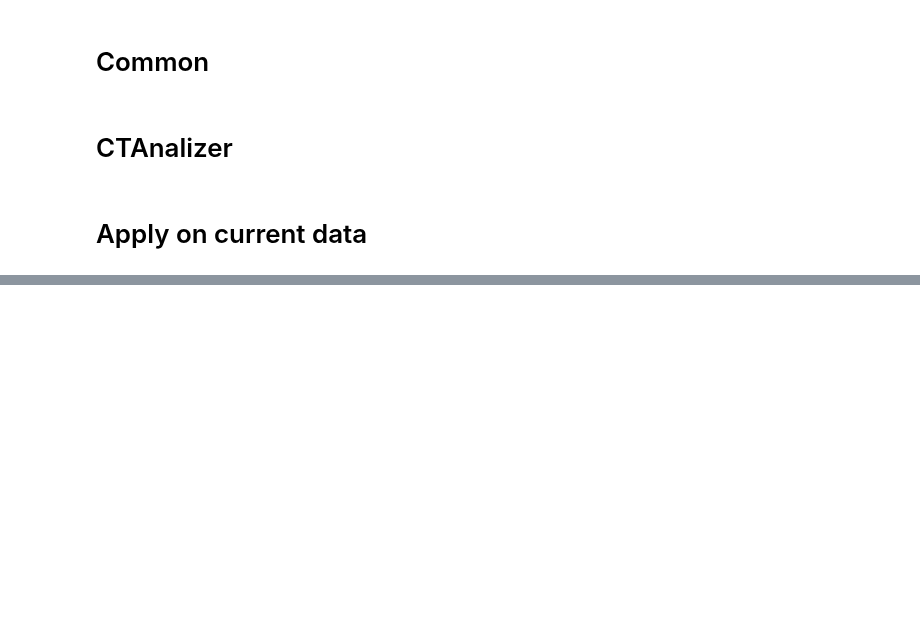
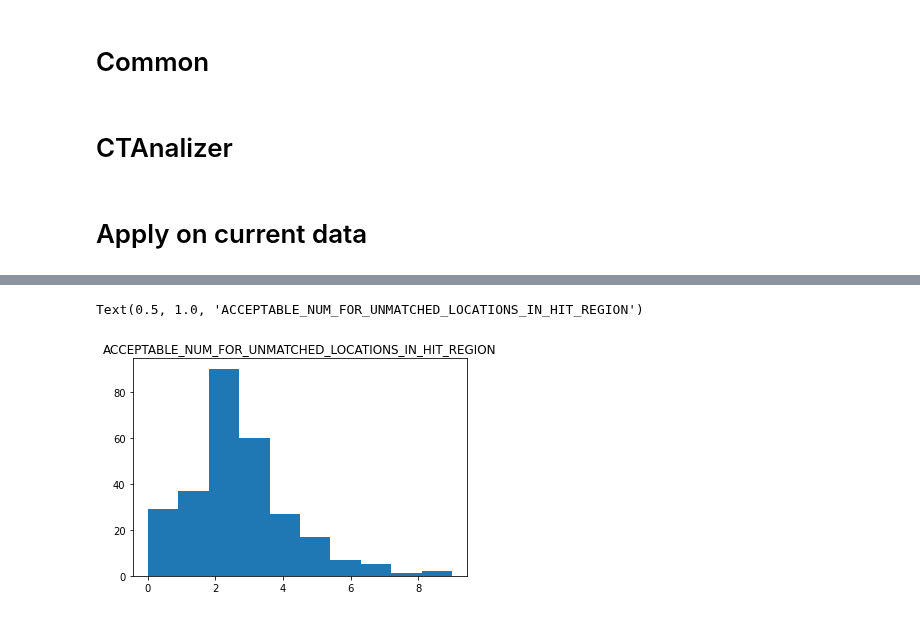
Before and after one commit to Ilia-Abolhasani/amir-p3, a Jupyter notebook: RunCT.ipynb, the cells around one changed output, grey strips where cells are left out. Cells and saved outputs as stored; diff of their text form; code cells hidden in the pictures; blank space fills up the shorter version.

```diff
--- a/RunCT.ipynb
+++ b/RunCT.ipynb
@@ -1171,7 +1171,7 @@ base = "./CT_not_high_viridi"
 cts = glob.glob(f'{base}/*.ct')
 # %%
 def get_df_by_path(path , extra=0):
-    tag = path[(len("./CT_not_high_viridi/")):-3]
+    tag = path[(len("./CT_high_viridi/")):-3]
     return run(tag, path, extra)
 # %%
 max_workers = mp.cpu_count() - 4
@@ -1284,8 +1284,8 @@ sum_missmatch_border_proximal = result.apply(lambda row: sum_of_size_in_border_l
 sum_missmatch_border_distal = result.apply(lambda row: sum_of_size_in_border_line(row, 'distal border line', 'mismatch type', 'mismatch size', 'mismatch start', 'mismatch end'), axis=1)
 sum_bulge_border_proximal = result.apply(lambda row: sum_of_size_in_border_line(row, 'proximal border line', 'bulge type', 'bulge size', 'bulge start', 'bulge end'), axis=1)
 sum_bulge_border_distal = result.apply(lambda row: sum_of_size_in_border_line(row, 'distal border line', 'bulge type', 'bulge size', 'bulge start', 'bulge end'), axis=1)
-sum_internal_border_proximal = result.apply(lambda row: sum_of_size_in_border_line(row, 'proximal border line', 'internal type', 'internal loop total size', 'internal start', 'internal end'), axis=1)
-sum_internal_border_distal = result.apply(lambda row: sum_of_size_in_border_line(row, 'distal border line', 'internal type', 'internal loop total size', 'internal start', 'internal end'), axis=1)
+sum_internal_border_proximal = result.apply(lambda row: sum_of_size_in_border_line(row, 'proximal border line', 'internal type', 'internal loop HSBL', 'internal start', 'internal end'), axis=1)
+sum_internal_border_distal = result.apply(lambda row: sum_of_size_in_border_line(row, 'distal border line', 'internal type', 'internal loop HSBL', 'internal start', 'internal end'), axis=1)
 sum_of_residue = result.apply(lambda row: number_of_residue(row), axis=1)
 
 
@@ -1295,7 +1295,8 @@ result['sum of residue in terminal loop'] = sum_of_residue
 _sum = sum_bulge + sum_internal + sum_bulge_border_proximal + sum_bulge_border_distal + sum_internal_border_proximal + sum_internal_border_distal + sum_of_residue
 result["ACCEPTABLE_NUM_FOR_HIT_LOCATIONS_IN_BULGES_OR_LOOPS"] = _sum
 
-result["ACCEPTABLE_NUM_FOR_UNMATCHED_LOCATIONS_IN_HIT_REGION"] = (_sum + (sum_missmatch + sum_missmatch_border_proximal + sum_missmatch_border_distal) * 2)
+result["ACCEPTABLE_NUM_FOR_UNMATCHED_LOCATIONS_IN_HIT_REGION * 2"] = (_sum + (sum_missmatch + sum_missmatch_border_proximal + sum_missmatch_border_distal) * 2)
+result["ACCEPTABLE_NUM_FOR_UNMATCHED_LOCATIONS_IN_HIT_REGION"] = (_sum + (sum_missmatch + sum_missmatch_border_proximal + sum_missmatch_border_distal))
 
 result["TOTAL_NUM_OF_MISMACHED_POSITIONS"] = sum_missmatch
 
@@ -1307 +1328,8 @@ result["MATURE_DUPLEX_INVOLVEMENT_IN_APICAL_LOOP"] = result.apply(lambda row: ch
+# %%
+v = result['ACCEPTABLE_NUM_FOR_UNMATCHED_LOCATIONS_IN_HIT_REGION']
+plt.hist(v)
+plt.title("ACCEPTABLE_NUM_FOR_UNMATCHED_LOCATIONS_IN_HIT_REGION")
+# %% [output]
+Text(0.5, 1.0, 'ACCEPTABLE_NUM_FOR_UNMATCHED_LOCATIONS_IN_HIT_REGION')
+[figure, added]
 # %%
```
Also changed, not shown: parts of 4 cells of this notebook, 5 other files.
